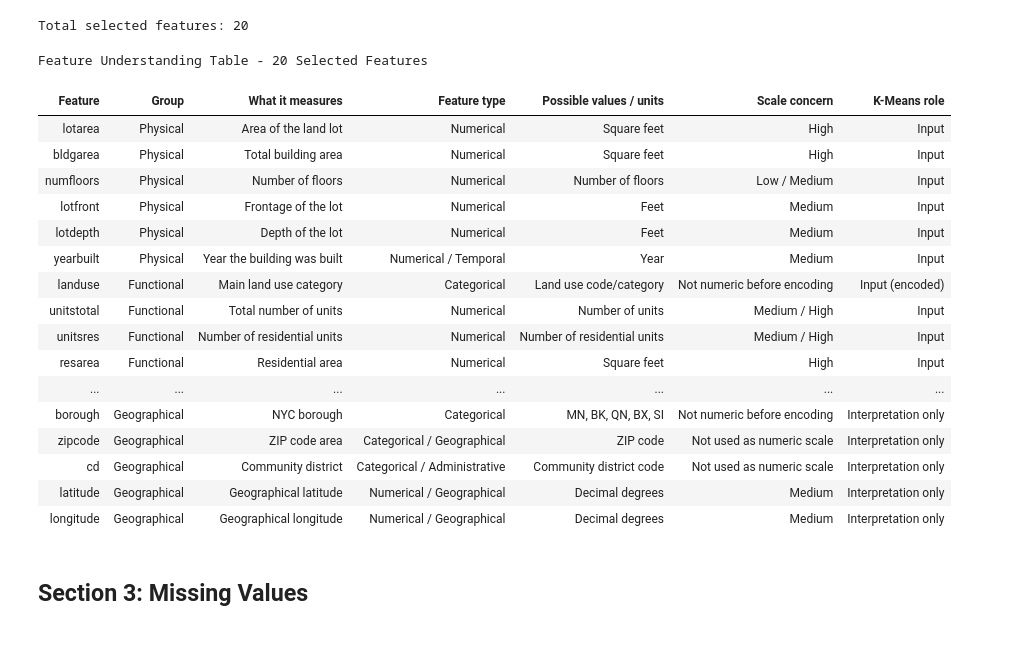
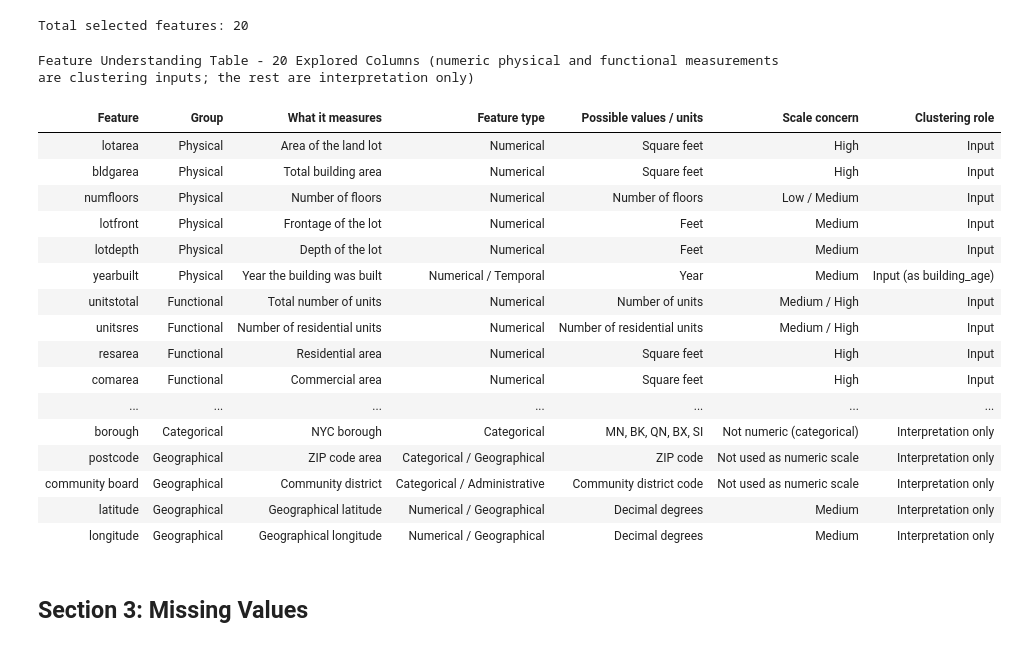
Before and after one commit to ouriouahba-crypto/nyc-pluto-clustering, a Jupyter notebook: notebooks/01_eda/01_dataset_discovery.ipynb, the cells around one changed output. Drawn from its saved outputs; the diff is of its cells as text; code cells hidden in the pictures.

```diff
--- a/notebooks/01_eda/01_dataset_discovery.ipynb
+++ b/notebooks/01_eda/01_dataset_discovery.ipynb
@@ -111,76 +114,78 @@ Total selected features: 20
 feature_understanding = pd.DataFrame({
     'Feature': [
         'lotarea', 'bldgarea', 'numfloors', 'lotfront', 'lotdepth', 'yearbuilt',
-        'landuse', 'unitstotal', 'unitsres', 'resarea', 'comarea',
+        'unitstotal', 'unitsres', 'resarea', 'comarea',
         'officearea', 'retailarea', 'garagearea', 'strgearea',
-        'borough', 'zipcode', 'cd', 'latitude', 'longitude',
+        'landuse', 'borough', 'postcode', 'community board', 'latitude', 'longitude',
     ],
     'Group': [
         'Physical', 'Physical', 'Physical', 'Physical', 'Physical', 'Physical',
-        'Functional', 'Functional', 'Functional', 'Functional', 'Functional',
         'Functional', 'Functional', 'Functional', 'Functional',
-        'Geographical', 'Geographical', 'Geographical', 'Geographical', 'Geographical',
+        'Functional', 'Functional', 'Functional', 'Functional',
+        'Categorical', 'Categorical', 'Geographical', 'Geographical', 'Geographical', 'Geographical',
     ],
     'What it measures': [
         'Area of the land lot', 'Total building area', 'Number of floors',
         'Frontage of the lot', 'Depth of the lot', 'Year the building was built',
-        'Main land use category', 'Total number of units', 'Number of residential units',
+        'Total number of units', 'Number of residential units',
         'Residential area', 'Commercial area', 'Office area',
         'Retail area', 'Garage area', 'Storage area',
-        'NYC borough', 'ZIP code area', 'Community district',
+        'Main land use category', 'NYC borough', 'ZIP code area', 'Community district',
         'Geographical latitude', 'Geographical longitude',
     ],
     'Feature type': [
         'Numerical', 'Numerical', 'Numerical', 'Numerical', 'Numerical', 'Numerical / Temporal',
-        'Categorical', 'Numerical', 'Numerical', 'Numerical', 'Numerical',
         'Numerical', 'Numerical', 'Numerical', 'Numerical',
-        'Categorical', 'Categorical / Geographical', 'Categorical / Administrative',
+        'Numerical', 'Numerical', 'Numerical', 'Numerical',
+        'Categorical', 'Categorical', 'Categorical / Geographical', 'Categorical / Administrative',
         'Numerical / Geographical', 'Numerical / Geographical',
     ],
     'Possible values / units': [
         'Square feet', 'Square feet', 'Number of floors', 'Feet', 'Feet', 'Year',
-        'Land use code/category', 'Number of units', 'Number of residential units',
+        'Number of units', 'Number of residential units',
         'Square feet', 'Square feet', 'Square feet', 'Square feet', 'Square feet', 'Square feet',
-        'MN, BK, QN, BX, SI', 'ZIP code', 'Community district code',
+        'Land use code/category', 'MN, BK, QN, BX, SI', 'ZIP code', 'Community district code',
         'Decimal degrees', 'Decimal degrees',
     ],
     'Scale concern': [
         'High', 'High', 'Low / Medium', 'Medium', 'Medium', 'Medium',
-        'Not numeric before encoding', 'Medium / High', 'Medium / High',
-        'High', 'High', 'High', 'High', 'High', 'High',
-        'Not numeric before encoding', 'Not used as numeric scale',
-        'Not used as numeric scale', 'Medium', 'Medium',
+        'Medium / High', 'Medium / High', 'High', 'High',
+        'High', 'High', 'High', 'High',
+        'Not numeric (categorical)', 'Not numeric (categorical)',
+        'Not used as numeric scale', 'Not used as numeric scale', 'Medium', 'Medium',
     ],
-    'K-Means role': [
-        'Input', 'Input', 'Input', 'Input', 'Input', 'Input',
-        'Input (encoded)', 'Input', 'Input', 'Input', 'Input',
+    'Clustering role': [
+        'Input', 'Input', 'Input', 'Input', 'Input', 'Input (as building_age)',
+        'Input', 'Input', 'Input', 'Input',
         'Input', 'Input', 'Input', 'Input',
         'Interpretation only', 'Interpretation only', 'Interpretation only',
-        'Interpretation only', 'Interpretation only',
+        'Interpretation only', 'Interpretation only', 'Interpretation only',
     ],
 })
 
 display(feature_understanding.style
-        .set_caption('Feature Understanding Table - 20 Selected Features')
+        .set_caption('Feature Understanding Table - 20 Explored Columns '
+                     '(numeric physical and functional measurements are clustering inputs; '
+                     'the rest are interpretation only)')
         .set_properties(**{'text-align': 'left'})
         .hide(axis='index'))
 # %% [output]
-Feature Understanding Table - 20 Selected Features
+Feature Understanding Table - 20 Explored Columns (numeric physical and functional measurements are clustering inputs; the rest are interpretation only)
-| Feature | Group | What it measures | Feature type | Possible values / units | Scale concern | K-Means role |
+| Feature | Group | What it measures | Feature type | Possible values / units | Scale concern | Clustering role |
 | lotarea | Physical | Area of the land lot | Numerical | Square feet | High | Input |
 | bldgarea | Physical | Total building area | Numerical | Square feet | High | Input |
 | numfloors | Physical | Number of floors | Numerical | Number of floors | Low / Medium | Input |
 | lotfront | Physical | Frontage of the lot | Numerical | Feet | Medium | Input |
 | lotdepth | Physical | Depth of the lot | Numerical | Feet | Medium | Input |
-| yearbuilt | Physical | Year the building was built | Numerical / Temporal | Year | Medium | Input |
-| landuse | Functional | Main land use category | Categorical | Land use code/category | Not numeric before encoding | Input (encoded) |
+| yearbuilt | Physical | Year the building was built | Numerical / Temporal | Year | Medium | Input (as building_age) |
 | unitstotal | Functional | Total number of units | Numerical | Number of units | Medium / High | Input |
 | unitsres | Functional | Number of residential units | Numerical | Number of residential units | Medium / High | Input |
 | resarea | Functional | Residential area | Numerical | Square feet | High | Input |
+| comarea | Functional | Commercial area | Numerical | Square feet | High | Input |
 | ... | ... | ... | ... | ... | ... | ... |
-| borough | Geographical | NYC borough | Categorical | MN, BK, QN, BX, SI | Not numeric before encoding | Interpretation only |
-| zipcode | Geographical | ZIP code area | Categorical / Geographical | ZIP code | Not used as numeric scale | Interpretation only |
-| cd | Geographical | Community district | Categorical / Administrative | Community district code | Not used as numeric scale | Interpretation only |
+| borough | Categorical | NYC borough | Categorical | MN, BK, QN, BX, SI | Not numeric (categorical) | Interpretation only |
+| postcode | Geographical | ZIP code area | Categorical / Geographical | ZIP code | Not used as numeric scale | Interpretation only |
+| community board | Geographical | Community district | Categorical / Administrative | Community district code | Not used as numeric scale | Interpretation only |
 | latitude | Geographical | Geographical latitude | Numerical / Geographical | Decimal degrees | Medium | Interpretation only |
 | longitude | Geographical | Geographical longitude | Numerical / Geographical | Decimal degrees | Medium | Interpretation only |
 # %% [markdown]
```
Also changed, not shown: parts of 6 cells of this notebook, 4 other files.
